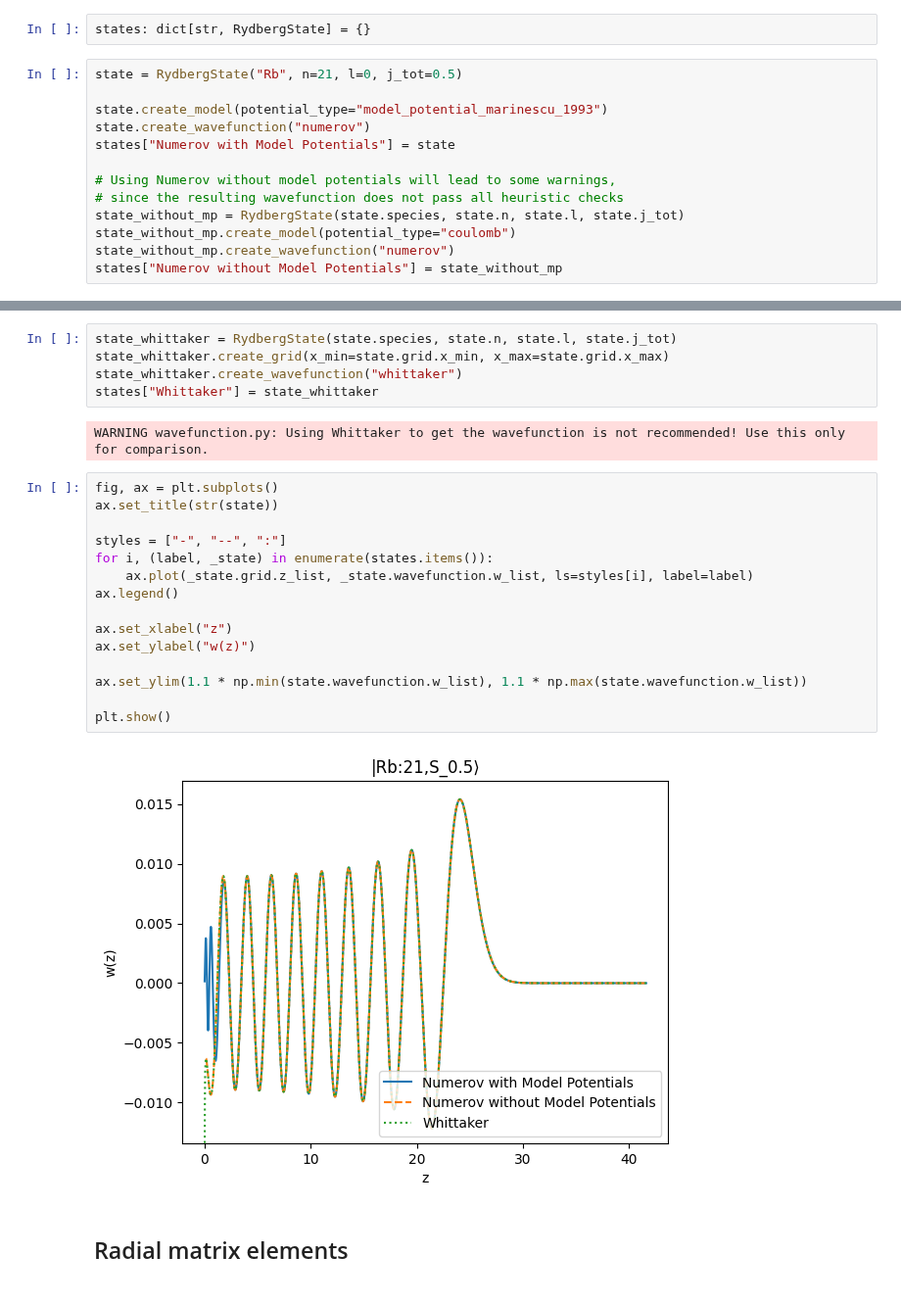
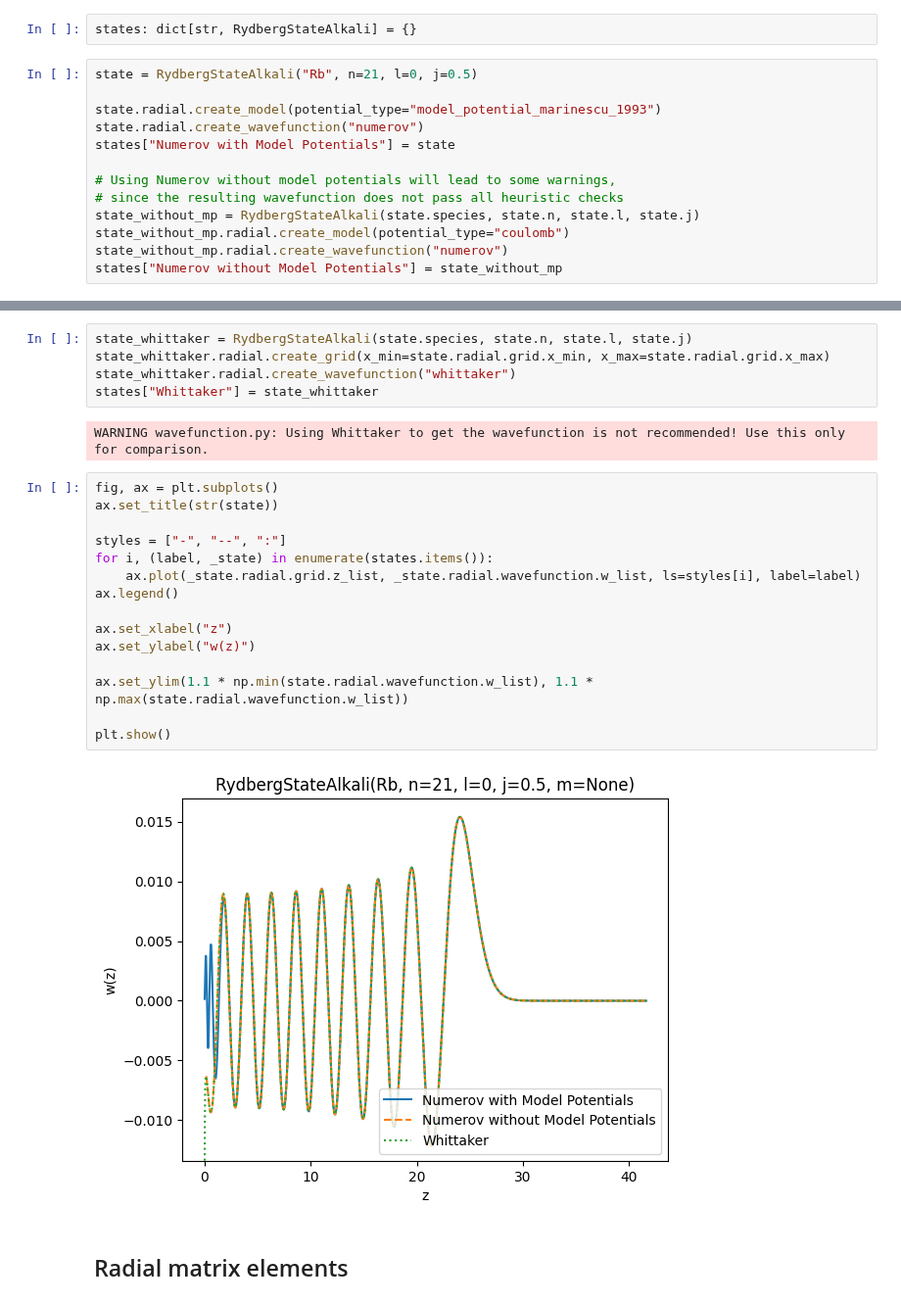
Before and after one commit to pairinteraction/ryd-numerov, a Jupyter notebook: docs/examples/comparisons/compare_whittaker.ipynb, the cells around one changed output, grey strips where cells are left out. Shown at 98% size. Saved outputs shown, nothing was run; the diff lists cells and outputs as text.

```diff
--- a/docs/examples/comparisons/compare_whittaker.ipynb
+++ b/docs/examples/comparisons/compare_whittaker.ipynb
@@ -13,18 +13,18 @@ logging.basicConfig(level=logging.INFO, format="%(levelname)s %(filename)s: %(me
 # %% [markdown]
 ## Wavefunction
 # %%
-states: dict[str, RydbergState] = {}
+states: dict[str, RydbergStateAlkali] = {}
 # %%
-state = RydbergState("Rb", n=21, l=0, j_tot=0.5)
+state = RydbergStateAlkali("Rb", n=21, l=0, j=0.5)
 
-state.create_model(potential_type="model_potential_marinescu_1993")
-state.create_wavefunction("numerov")
+state.radial.create_model(potential_type="model_potential_marinescu_1993")
+state.radial.create_wavefunction("numerov")
 states["Numerov with Model Potentials"] = state
 
 # Using Numerov without model potentials will lead to some warnings,
 # since the resulting wavefunction does not pass all heuristic checks
-state_without_mp = RydbergState(state.species, state.n, state.l, state.j_tot)
-state_without_mp.create_model(potential_type="coulomb")
-state_without_mp.create_wavefunction("numerov")
+state_without_mp = RydbergStateAlkali(state.species, state.n, state.l, state.j)
+state_without_mp.radial.create_model(potential_type="coulomb")
+state_without_mp.radial.create_wavefunction("numerov")
 states["Numerov without Model Potentials"] = state_without_mp
 # %% [output]
@@ -34,28 +34,28 @@ WARNING wavefunction.py: The wavefunction for the state |Rb:21,S_0.5⟩ has some
       The integration for l=0 did stop at 0.14 (should be close to zero).
 # %%
-state_whittaker = RydbergState(state.species, state.n, state.l, state.j_tot)
-state_whittaker.create_grid(x_min=state.grid.x_min, x_max=state.grid.x_max)
-state_whittaker.create_wavefunction("whittaker")
+state_whittaker = RydbergStateAlkali(state.species, state.n, state.l, state.j)
+state_whittaker.radial.create_grid(x_min=state.radial.grid.x_min, x_max=state.radial.grid.x_max)
+state_whittaker.radial.create_wavefunction("whittaker")
 states["Whittaker"] = state_whittaker
 # %% [output]
 WARNING wavefunction.py: Using Whittaker to get the wavefunction is not recommended! Use this only for comparison.
 # %%
 fig, ax = plt.subplots()
 ax.set_title(str(state))
 
 styles = ["-", "--", ":"]
 for i, (label, _state) in enumerate(states.items()):
-    ax.plot(_state.grid.z_list, _state.wavefunction.w_list, ls=styles[i], label=label)
+    ax.plot(_state.radial.grid.z_list, _state.radial.wavefunction.w_list, ls=styles[i], label=label)
 ax.legend()
 
 ax.set_xlabel("z")
 ax.set_ylabel("w(z)")
 
-ax.set_ylim(1.1 * np.min(state.wavefunction.w_list), 1.1 * np.max(state.wavefunction.w_list))
+ax.set_ylim(1.1 * np.min(state.radial.wavefunction.w_list), 1.1 * np.max(state.radial.wavefunction.w_list))
 
 plt.show()
 # %% [output]
-[figure, old version]
+[figure, new version]
 # %% [markdown]
 ## Radial matrix elements
 # %%
```
Also changed, not shown: parts of 3 cells of this notebook, 12 other files.
